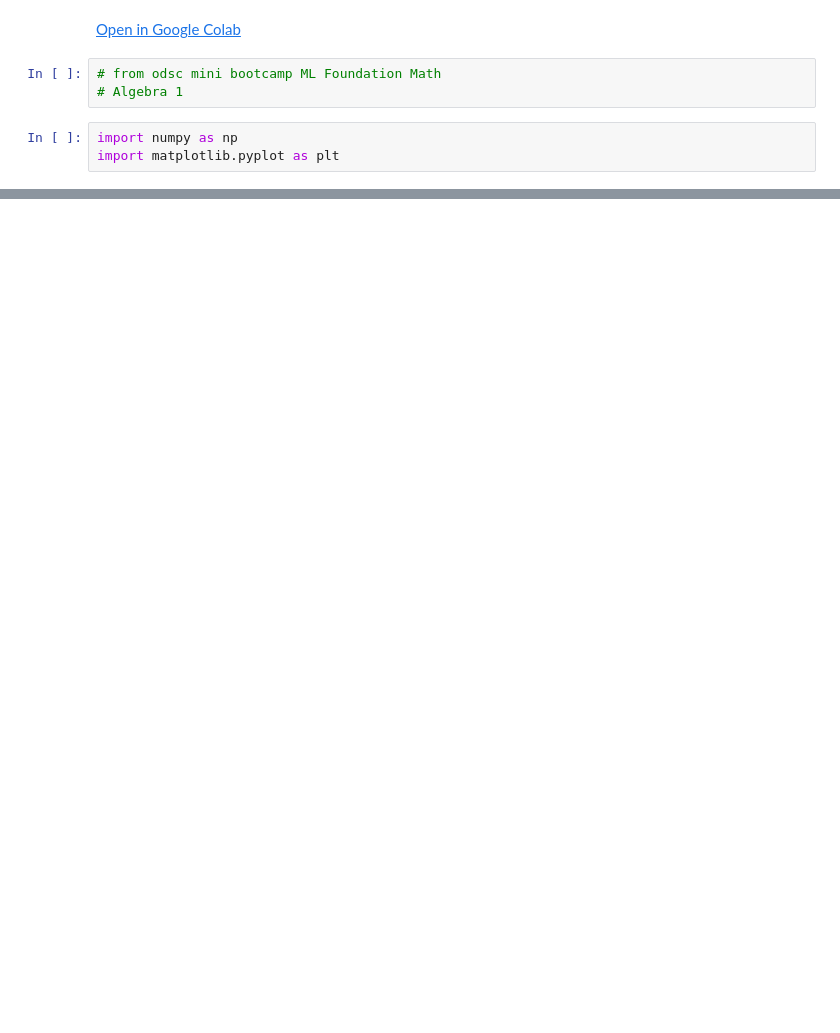
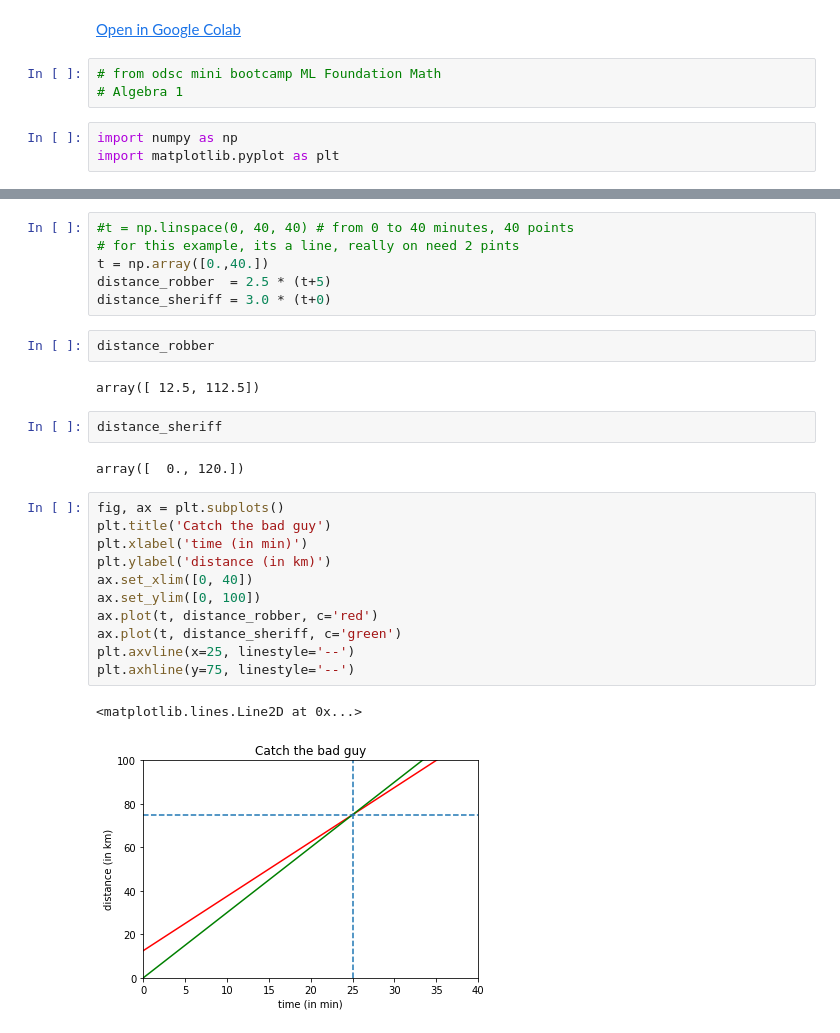
Before and after one commit to philipwalsh/ml-math-foundations, a Jupyter notebook: lin-alg-1.ipynb, the cells around one changed output, grey strips where cells are left out. Drawn from its saved outputs; the diff is of its cells as text; blank space fills up the shorter version.

```diff
--- a/lin-alg-1.ipynb
+++ b/lin-alg-1.ipynb
@@ -32,0 +54,28 @@ plt.axhline(y=75, linestyle='--')
+# %%
+#t = np.linspace(0, 40, 40) # from 0 to 40 minutes, 40 points
+# for this example, its a line, really on need 2 pints
+t = np.array([0.,40.])
+distance_robber  = 2.5 * (t+5)
+distance_sheriff = 3.0 * (t+0)
+# %%
+distance_robber
+# %% [output]
+array([ 12.5, 112.5])
+# %%
+distance_sheriff
+# %% [output]
+array([  0., 120.])
+# %%
+fig, ax = plt.subplots()
+plt.title('Catch the bad guy')
+plt.xlabel('time (in min)')
+plt.ylabel('distance (in km)')
+ax.set_xlim([0, 40])
+ax.set_ylim([0, 100])
+ax.plot(t, distance_robber, c='red')
+ax.plot(t, distance_sheriff, c='green')
+plt.axvline(x=25, linestyle='--')
+plt.axhline(y=75, linestyle='--')
+# %% [output]
+<matplotlib.lines.Line2D at 0x...>
+[figure, added]
```
Also changed, not shown: parts of 9 cells of this notebook, 1 other file.
